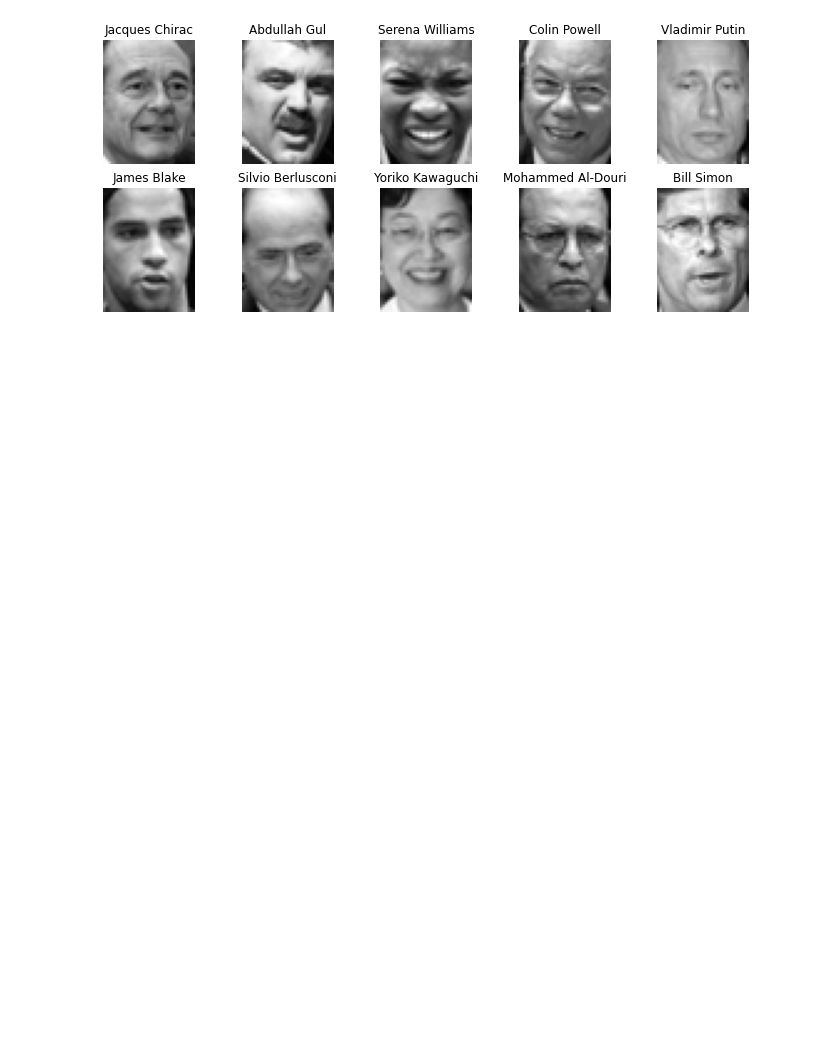
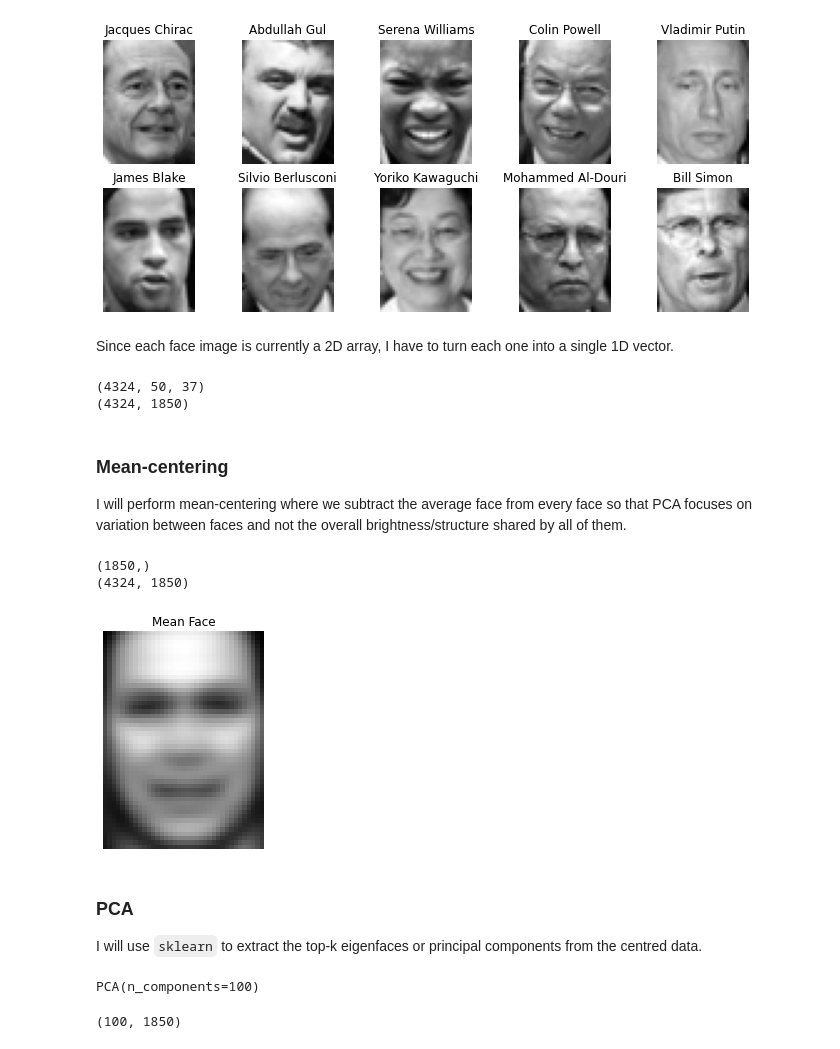
Before and after one commit to billysambasi/eigenfaces_with_pca, a Jupyter notebook: index.ipynb, the cells around one changed output. Cells and saved outputs as stored; diff of their text form; code cells hidden in the pictures; blank space fills up the shorter version.

Commit message:
Applied PCA, reconstructed the faces and plotted explained variance

```diff
--- a/index.ipynb
+++ b/index.ipynb
@@ -20,3 +42,51 @@ for i, ax in enumerate(axes.flat):
 plt.show();
 # %% [output]
 [figure]
+# %% [markdown]
+Since each face image is currently a 2D array, I have to turn each one into a single 1D vector.
+# %%
+# Each image (h x w) becomes a single row vector
+X = faces.images.reshape(faces.images.shape[0], -1)
+
+print(faces.images.shape)  # (n_samples, height, width)
+print(X.shape)             # (n_samples, height*width)
+# %% [output]
+(4324, 50, 37)
+(4324, 1850)
+# %% [markdown]
+### Mean-centering
+I will perform mean-centering where we subtract the average face from every face so that PCA focuses on variation between faces and not the overall brightness/structure shared by all of them.
+# %%
+mean_face = X.mean(axis=0)  # average of all 4324 faces
+X_centered = X - mean_face
+
+print(mean_face.shape)
+print(X_centered.shape)
+# %% [output]
+(1850,)
+(4324, 1850)
+# %%
+# Visualizing the mean face
+plt.imshow(mean_face.reshape(50, 37), cmap='gray')
+plt.title('Mean Face')
+plt.axis('off')
+plt.show();
+# %% [output]
+[figure, added]
+# %% [markdown]
+### PCA
+
+I will use `sklearn` to extract the top-k eigenfaces or principal components from the centred data.
+# %%
+from sklearn.decomposition import PCA
+
+k = 100 # number of eigenfaces to extract
+pca = PCA(n_components=k)
+pca.fit(X_centered)
+# %% [output]
+PCA(n_components=100)
+# %%
+eigenfaces = pca.components_ # top-k eigenvectors
+print(eigenfaces.shape)
+# %% [output]
+(100, 1850)
```
Also changed, not shown: parts of 9 cells of this notebook.
